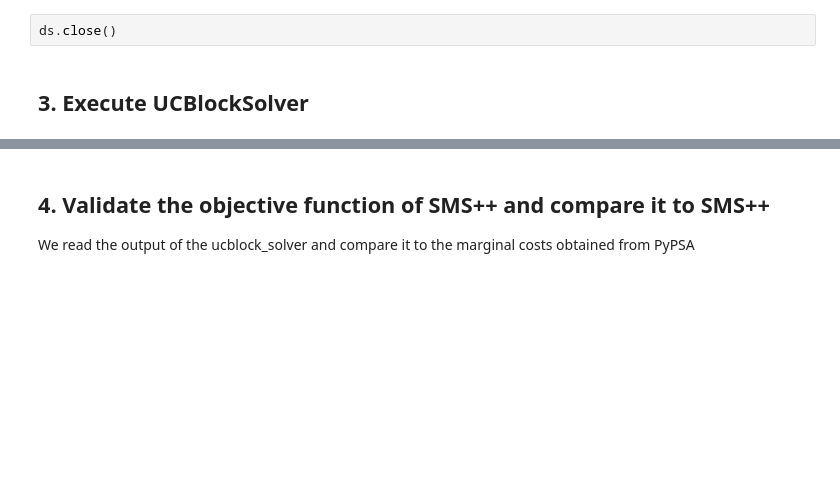
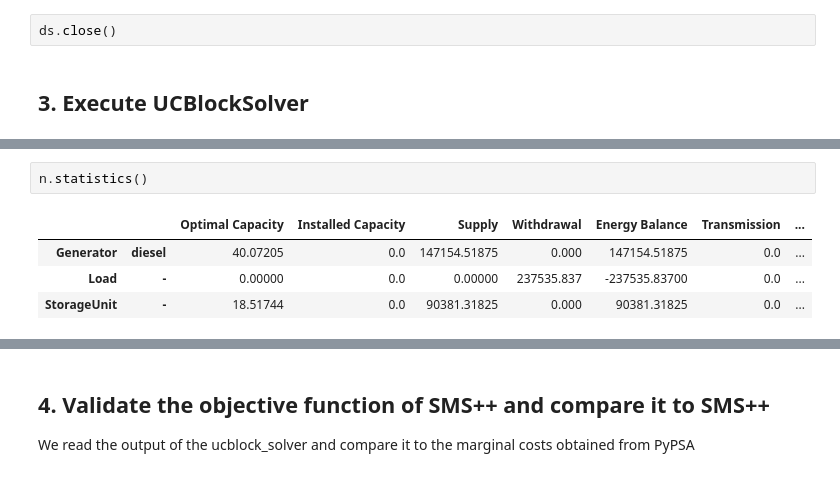
Before and after one commit to SPSUnipi/SMSpp_PyPSA, a Jupyter notebook: notebooks/SMSpp_UCBlock.ipynb, the cells around one changed output, grey strips where cells are left out. Saved outputs shown, nothing was run; the diff lists cells and outputs as text; blank space fills up the shorter version.

```diff
--- a/notebooks/SMSpp_UCBlock.ipynb
+++ b/notebooks/SMSpp_UCBlock.ipynb
@@ -448,0 +500,7 @@ print(result_ascii)
+# %%
+n.statistics()
+# %% [output]
+|  |  | Optimal Capacity | Installed Capacity | Supply | Withdrawal | Energy Balance | Transmission | ... |
+| Generator | diesel | 40.07205 | 0.0 | 147154.51875 | 0.000 | 147154.51875 | 0.0 | ... |
+| Load | - | 0.00000 | 0.0 | 0.00000 | 237535.837 | -237535.83700 | 0.0 | ... |
+| StorageUnit | - | 18.51744 | 0.0 | 90381.31825 | 0.000 | 90381.31825 | 0.0 | ... |
```
Also changed, not shown: parts of 8 cells of this notebook, 1 other file.
